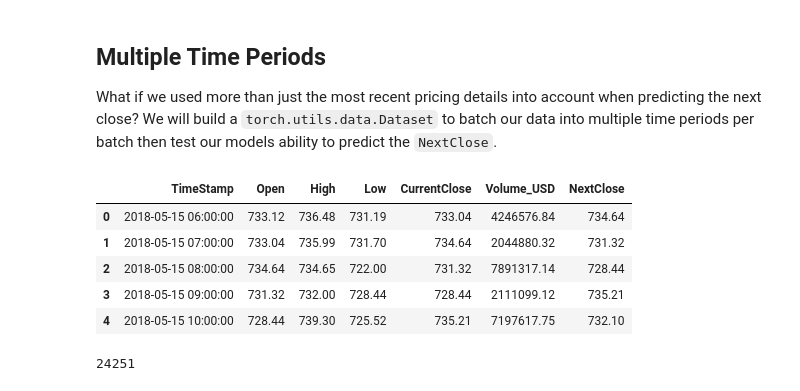
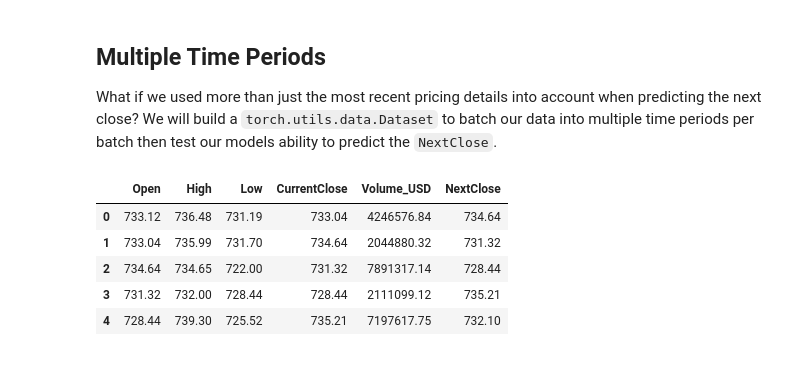
Before and after one commit to zbloss/hourly-price-prediction, a Jupyter notebook: notebooks/pytorch.ipynb, the cells around one changed output. Drawn from its saved outputs; the diff is of its cells as text; code cells hidden in the pictures.

```diff
--- a/notebooks/pytorch.ipynb
+++ b/notebooks/pytorch.ipynb
@@ -18,13 +20,11 @@ What if we used more than just the most recent pricing details into account when
 We will build a `torch.utils.data.Dataset` to batch our data into multiple time periods per batch then test our models ability to predict the `NextClose`.
 # %%
 df = pd.read_csv('../data/processed/eth_hourly.csv')
-df['TimeStamp'] = pd.to_datetime(df['TimeStamp'])
-df.sort_values(by='TimeStamp', ascending=True, inplace=True)
 df.head()
 # %% [output]
-|  | TimeStamp | Open | High | Low | CurrentClose | Volume_USD | NextClose |
-| 0 | 2018-05-15 06:00:00 | 733.12 | 736.48 | 731.19 | 733.04 | 4246576.84 | 734.64 |
-| 1 | 2018-05-15 07:00:00 | 733.04 | 735.99 | 731.70 | 734.64 | 2044880.32 | 731.32 |
-| 2 | 2018-05-15 08:00:00 | 734.64 | 734.65 | 722.00 | 731.32 | 7891317.14 | 728.44 |
-| 3 | 2018-05-15 09:00:00 | 731.32 | 732.00 | 728.44 | 728.44 | 2111099.12 | 735.21 |
-| 4 | 2018-05-15 10:00:00 | 728.44 | 739.30 | 725.52 | 735.21 | 7197617.75 | 732.10 |
+|  | Open | High | Low | CurrentClose | Volume_USD | NextClose |
+| 0 | 733.12 | 736.48 | 731.19 | 733.04 | 4246576.84 | 734.64 |
+| 1 | 733.04 | 735.99 | 731.70 | 734.64 | 2044880.32 | 731.32 |
+| 2 | 734.64 | 734.65 | 722.00 | 731.32 | 7891317.14 | 728.44 |
+| 3 | 731.32 | 732.00 | 728.44 | 728.44 | 2111099.12 | 735.21 |
+| 4 | 728.44 | 739.30 | 725.52 | 735.21 | 7197617.75 | 732.10 |
@@ -71,4 +30,0 @@ eth_data = PricingDataset(pricing_dataframe=df, time_periods_to_batch=6)
-# %%
-len(eth_data)
-# %% [output]
-24251
```
Also changed, not shown: parts of 15 cells of this notebook, 5 other files.
